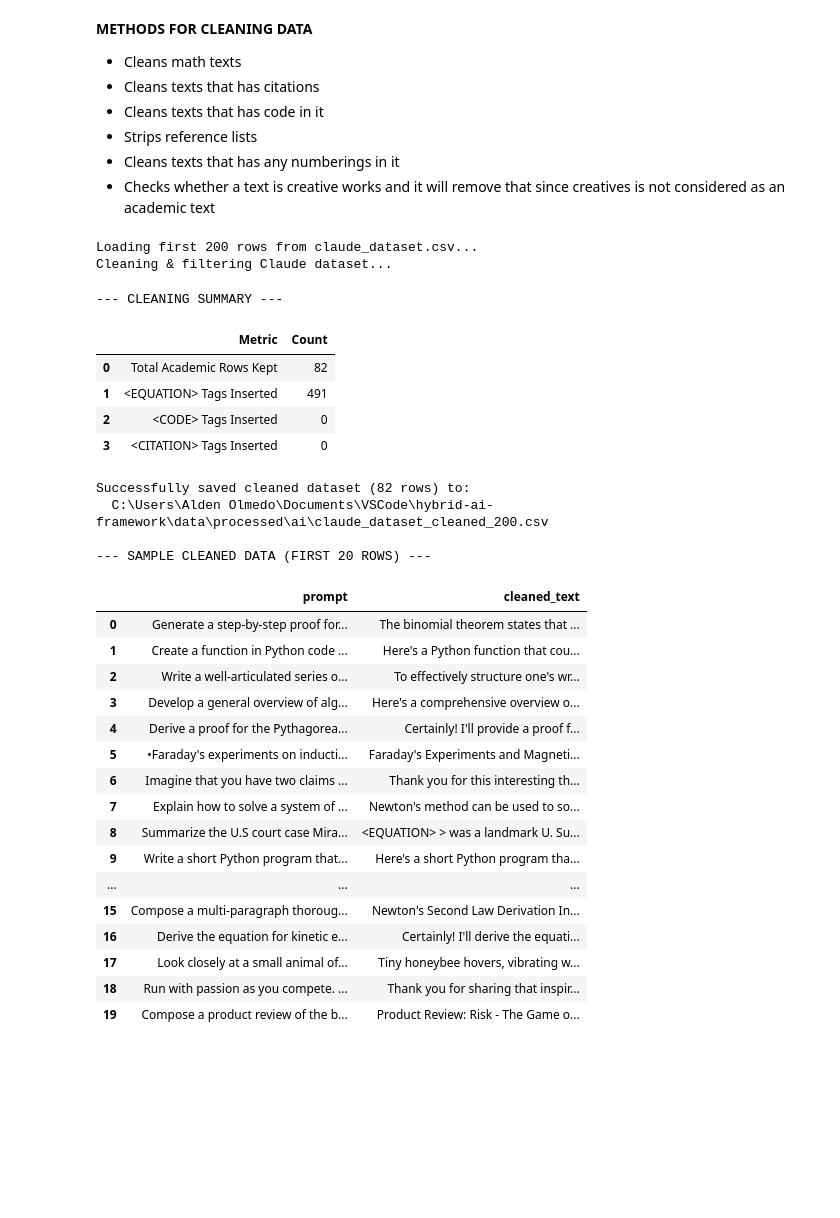
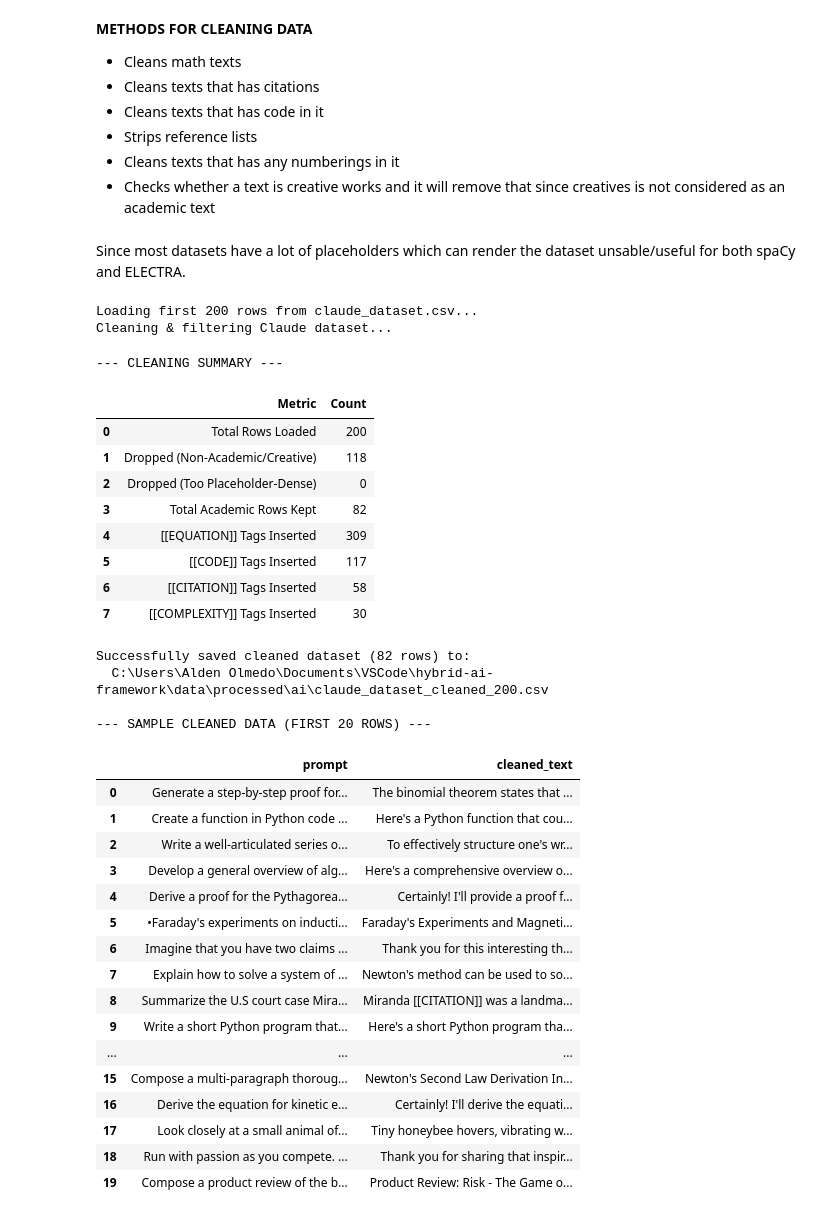
Before and after one commit to n4t5Uuu/Hybrid-AI-Text-Detector, a Jupyter notebook: src/notebooks/data_cleaning.ipynb, the cells around one changed output. Drawn from its saved outputs; the diff is of its cells as text; code cells hidden in the pictures; blank space fills up the shorter version.

```diff
--- a/src/notebooks/data_cleaning.ipynb
+++ b/src/notebooks/data_cleaning.ipynb
@@ -260,6 +279,23 @@ def is_academic_content(prompt="", text=""):
         return False
 
     return True
+# %% [markdown]
+Since most datasets have a lot of placeholders which can render the dataset unsable/useful for both spaCy and ELECTRA.
+# %%
+def placeholder_density(text):
+    """
+        This method is meant to remove the rows that have too many
+        tokens on the cleaned data
+    """
+
+    if not isinstance(text, str):
+        return 0
+
+    placeholder_count = len(re.findall(r'\[\[EQUATION\]\]|\[\[CODE\]\]|\[\[CITATION\]\]|\[\[COMPLEXITY\]\]', text))
+    word_count = len(re.findall(r'\b[a-zA-Z]{2,}\b', text))
+    total = placeholder_count + word_count
+
+    return placeholder_count / total if total > 0 else 0
 # %%
 import IPython.display as ipd
 
@@ -308,6 +344,7 @@ def clean_pipeline(text):
     """
 
     text = clean_code_texts(text)
+    text = clean_complexity_notation(text)
     text = strip_reference_list(text)
     text = clean_citations(text)
     text = clean_list_numbering(text)
@@ -315,11 +352,12 @@ def clean_pipeline(text):
 
     return text
 
-def clean_claude_dataset(claude_csv_path, sample_size=200):
+def clean_claude_dataset(claude_csv_path, sample_size=200, density_threshold=0.4):
     """
-    Cleans the Claude AI dataset, filters out non-academic creative prompts,
-    extracts prompt and cleaned response, counts tag insertions,
-    displays summary & sample tables, and saves output to PROCESSED_AI_DIR.
+        Cleans the Claude AI dataset, filters out non-academic creative prompts,
+        extracts prompt and cleaned response, filters out placeholder-dense rows,
+        counts tag insertions, displays summary & sample tables, and saves output
+        to PROCESSED_AI_DIR.
     """
     if not claude_csv_path.exists():
         print(f"File not found at: {claude_csv_path}")
@@ -329,6 +367,8 @@ def clean_claude_dataset(claude_csv_path, sample_size=200):
     df_raw = pd.read_csv(claude_csv_path, nrows=sample_size)
     prompts = []
     cleaned_responses = []
+    dropped_creative = 0
+    dropped_density = 0
 
     print("Cleaning & filtering Claude dataset...")
     for raw_text in tqdm(df_raw['conversations'], desc="Processing Rows"):
@@ -336,9 +376,17 @@ def clean_claude_dataset(claude_csv_path, sample_size=200):
 
         # Filter out non-academic creative writing prompts (stories, scripts, poems)
         if not is_academic_content(prompt, raw_response):
+            dropped_creative += 1
             continue
 
         cleaned_resp = clean_pipeline(raw_response)
+
+        # Filter out rows that are mostly placeholder tokens after cleaning
+        # (too notation-dense to yield meaningful stylometric features)
+        density = placeholder_density(cleaned_resp)
+        if density >= density_threshold:
+            dropped_density += 1
+            continue
 
         prompts.append(prompt)
         cleaned_responses.append(cleaned_resp)
@@ -349,49 +397,61 @@ def clean_claude_dataset(claude_csv_path, sample_size=200):
         'cleaned_text': cleaned_responses
     })
 
-    # Summary Statistics Table (tag insertion counts)
     summary_data = {
         "Metric": [
+            "Total Rows Loaded",
+            "Dropped (Non-Academic/Creative)",
+            "Dropped (Too Placeholder-Dense)",
             "Total Academic Rows Kept",
-            "<EQUATION> Tags Inserted",
-            "<CODE> Tags Inserted",
-            "<CITATION> Tags Inserted"
+            "[[EQUATION]] Tags Inserted",
+            "[[CODE]] Tags Inserted",
+            "[[CITATION]] Tags Inserted",
+            "[[COMPLEXITY]] Tags Inserted"
         ],
         "Count": [
+            len(df_raw),
+            dropped_creative,
+            dropped_density,
             len(df_processed),
-            df_processed['cleaned_text'].str.count('<EQUATION>').sum(),
-            df_processed['cleaned_text'].str.count('<CODE>').sum(),
-            df_processed['cleaned_text'].str.count('<CITATION>').sum()
+            df_processed['cleaned_text'].str.count(r'\[\[EQUATION\]\]').sum(),
+            df_processed['cleaned_text'].str.count(r'\[\[CODE\]\]').sum(),
+            df_processed['cleaned_text'].str.count(r'\[\[CITATION\]\]').sum(),
+            df_processed['cleaned_text'].str.count(r'\[\[COMPLEXITY\]\]').sum()
         ]
     }
     df_summary = pd.DataFrame(summary_data)
 
     print("\n--- CLEANING SUMMARY ---")
     ipd.display(df_summary)
 
     # Save processed data to PROCESSED_AI_DIR
     filename = f"claude_dataset_cleaned_{sample_size}.csv" if sample_size else "claude_dataset_cleaned.csv"
     output_path = PROCESSED_AI_DIR / filename
     df_processed.to_csv(output_path, index=False)
     print(f"\nSuccessfully saved cleaned dataset ({len(df_processed)} rows) to:\n  {output_path.resolve()}")
 
     # Display first 20 rows table (prompt & cleaned_text)
     print("\n--- SAMPLE CLEANED DATA (FIRST 20 ROWS) ---")
     ipd.display(df_processed.head(20))
+
     return df_processed
 
 
 claude_dataset = RAW_AI_DIR / 'claude_dataset.csv'
 df_cleaned_claude = clean_claude_dataset(claude_dataset, sample_size=200)
 # %% [output]
 Loading first 200 rows from claude_dataset.csv...
 Cleaning & filtering Claude dataset...
 --- CLEANING SUMMARY ---
 |  | Metric | Count |
-| 0 | Total Academic Rows Kept | 82 |
-| 1 | <EQUATION> Tags Inserted | 491 |
-| 2 | <CODE> Tags Inserted | 0 |
-| 3 | <CITATION> Tags Inserted | 0 |
+| 0 | Total Rows Loaded | 200 |
+| 1 | Dropped (Non-Academic/Creative) | 118 |
+| 2 | Dropped (Too Placeholder-Dense) | 0 |
+| 3 | Total Academic Rows Kept | 82 |
+| 4 | [[EQUATION]] Tags Inserted | 309 |
+| 5 | [[CODE]] Tags Inserted | 117 |
+| 6 | [[CITATION]] Tags Inserted | 58 |
+| 7 | [[COMPLEXITY]] Tags Inserted | 30 |
 Successfully saved cleaned dataset (82 rows) to:
   C:\Users\Alden Olmedo\Documents\VSCode\hybrid-ai-framework\data\processed\ai\claude_dataset_cleaned_200.csv
 
@@ -405,7 +465,7 @@ Successfully saved cleaned dataset (82 rows) to:
 | 5 | •Faraday's experiments on inducti... | Faraday's Experiments and Magneti... |
 | 6 | Imagine that you have two claims ... | Thank you for this interesting th... |
 | 7 | Explain how to solve a system of ... | Newton's method can be used to so... |
-| 8 | Summarize the U.S court case Mira... | <EQUATION> > was a landmark U. Su... |
+| 8 | Summarize the U.S court case Mira... | Miranda [[CITATION]] was a landma... |
 | 9 | Write a short Python program that... | Here's a short Python program tha... |
 | ... | ... | ... |
 | 15 | Compose a multi-paragraph thoroug... | Newton's Second Law Derivation In... |
```
Also changed, not shown: parts of 1 cell of this notebook, 1 other file.
